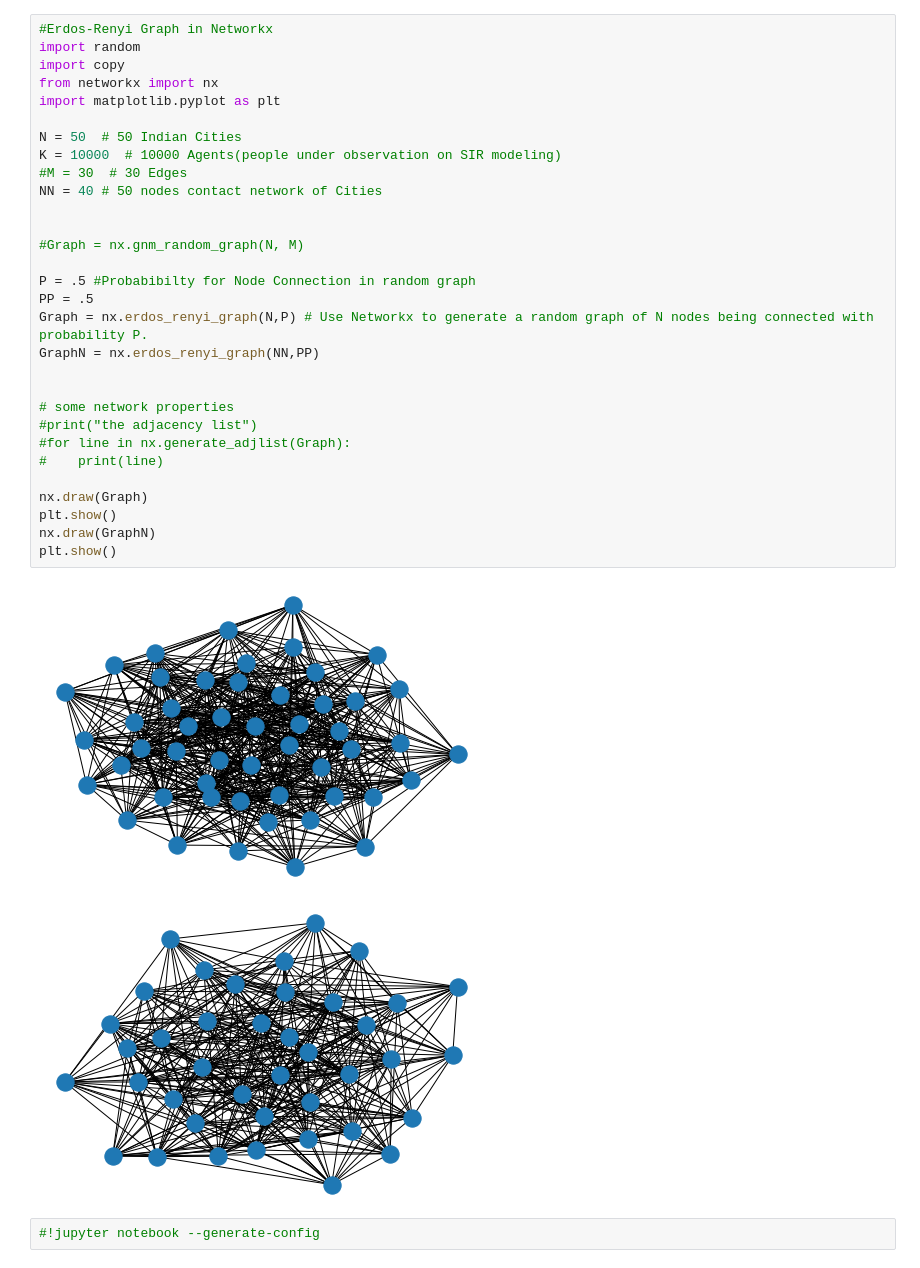
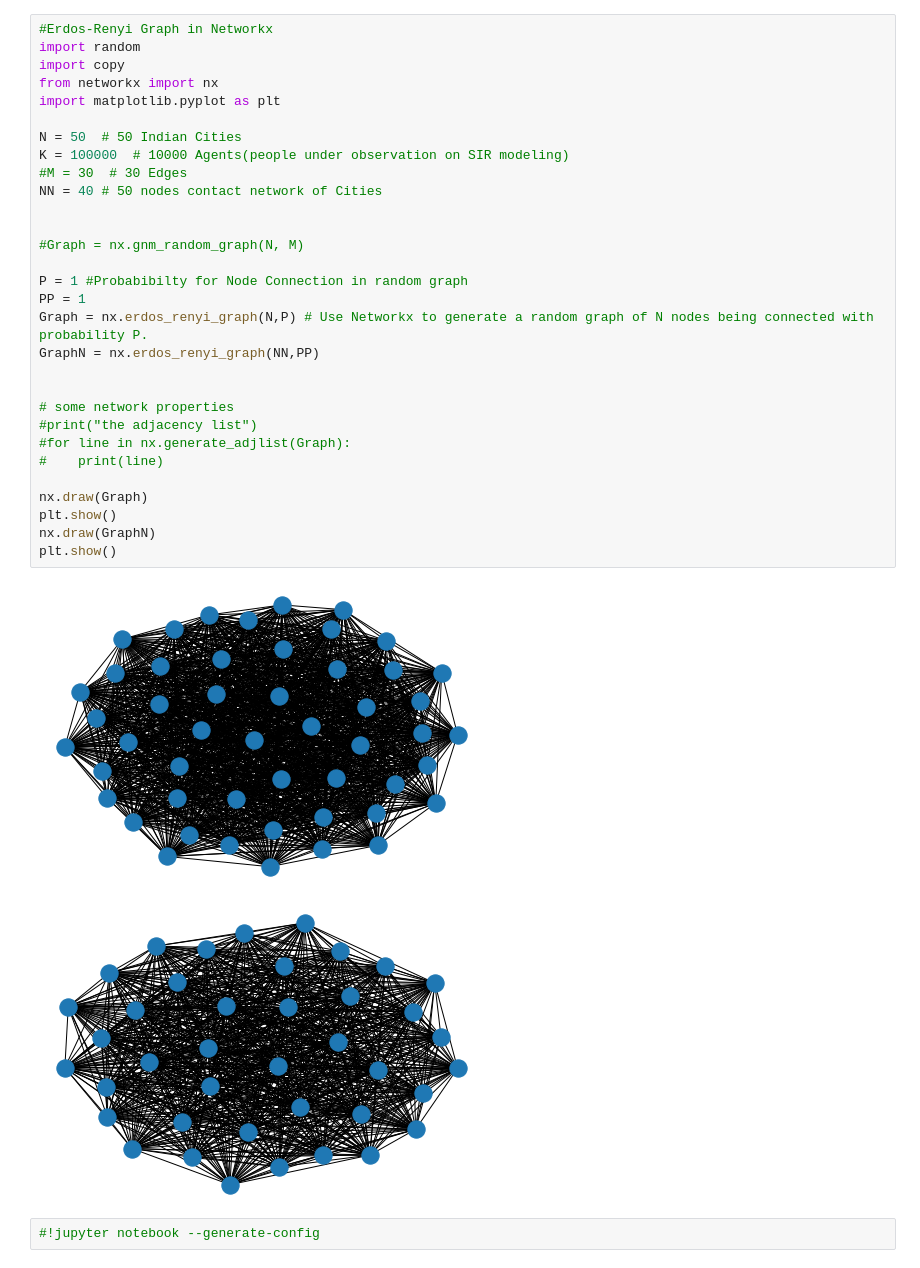
Before and after one commit to rajeshkpandey/AWESOME-FER, a Jupyter notebook: Epidemics_ABM.ipynb, the cells around one changed output. Saved outputs shown, nothing was run; the diff lists cells and outputs as text.

```diff
--- a/Epidemics_ABM.ipynb
+++ b/Epidemics_ABM.ipynb
@@ -3,36 +3,36 @@
 # %%
 #Erdos-Renyi Graph in Networkx
 import random
 import copy
 from networkx import nx
 import matplotlib.pyplot as plt
 
 N = 50  # 50 Indian Cities
-K = 10000  # 10000 Agents(people under observation on SIR modeling)
+K = 100000  # 10000 Agents(people under observation on SIR modeling)
 #M = 30  # 30 Edges
 NN = 40 # 50 nodes contact network of Cities
 
 
 #Graph = nx.gnm_random_graph(N, M)
 
-P = .5 #Probabibilty for Node Connection in random graph
-PP = .5
+P = 1 #Probabibilty for Node Connection in random graph
+PP = 1
 Graph = nx.erdos_renyi_graph(N,P) # Use Networkx to generate a random graph of N nodes being connected with probability P.
 GraphN = nx.erdos_renyi_graph(NN,PP)
 
 
 # some network properties
 #print("the adjacency list")
 #for line in nx.generate_adjlist(Graph):
 #    print(line)
 
 nx.draw(Graph)
 plt.show()
 nx.draw(GraphN)
 plt.show()
 # %% [output]
-[figure, old version]
+[figure, new version]
-[figure, old version]
+[figure, new version]
 # %%
 #!jupyter notebook --generate-config
 # %%
```
Also changed, not shown: parts of 3 cells of this notebook.
